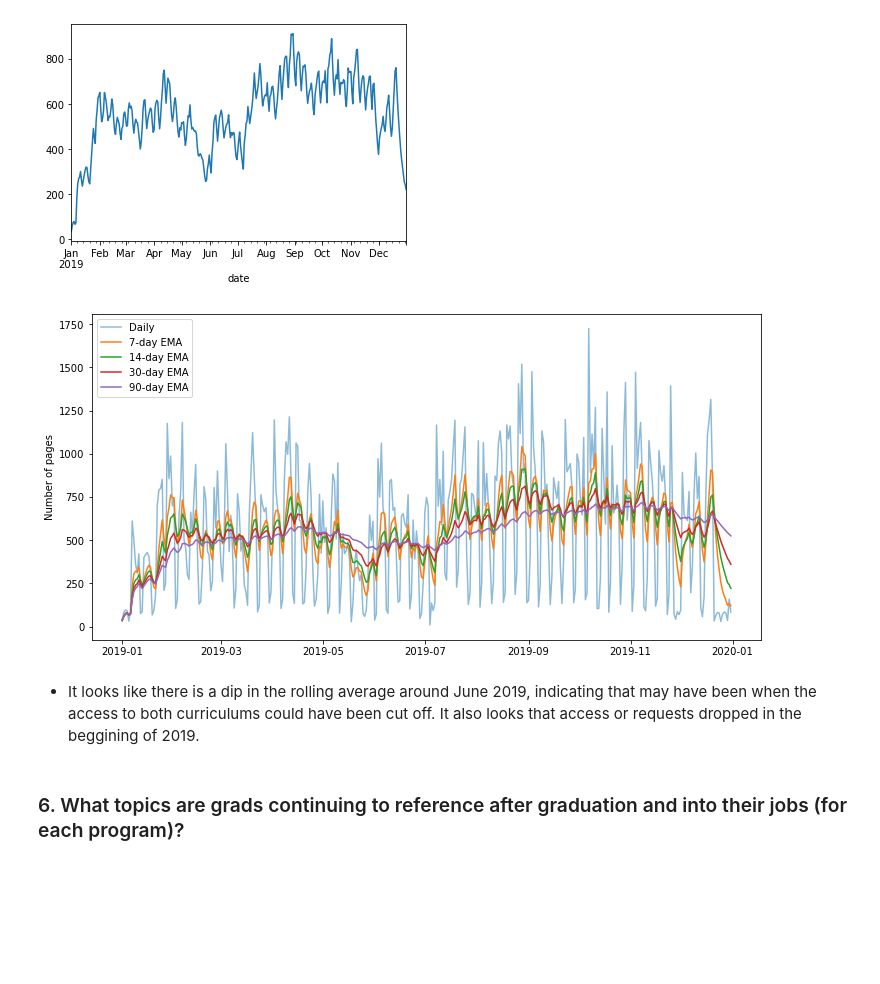
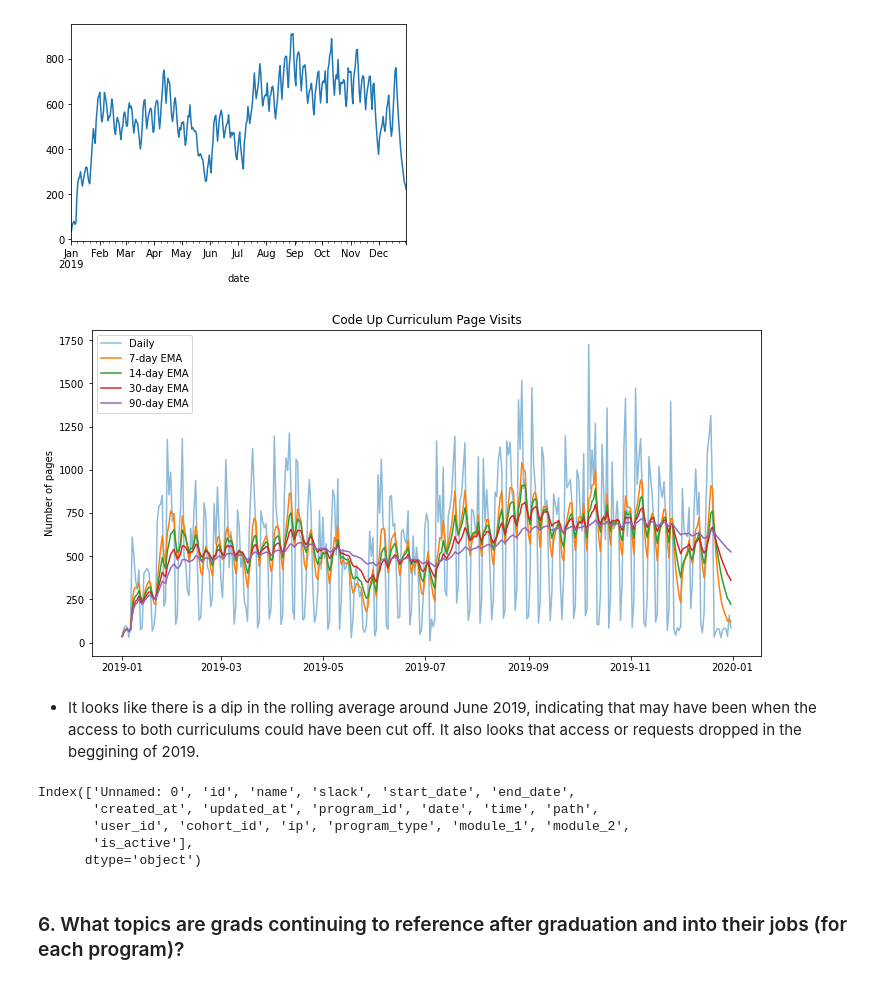
Before and after one commit to veronica-f-reyes/anomaly_detection_project, a Jupyter notebook: anomaly_detection_project.ipynb, the cells around one changed output. Drawn from its saved outputs; the diff is of its cells as text; code cells hidden in the pictures; blank space fills up the shorter version.

```diff
--- a/anomaly_detection_project.ipynb
+++ b/anomaly_detection_project.ipynb
@@ -1149,20 +1152,29 @@ ema_90d = pages.ewm(span = 90).mean()
 # %%
 fig, ax = plt.subplots(figsize=(12,6))
 
 ax.plot(pages.index, pages, label='Daily', alpha=.5)
 
 ax.plot(pages.index, ema_7d, label = '7-day EMA')
 ax.plot(pages.index, ema_14d, label = '14-day EMA')
 ax.plot(pages.index, ema_30d, label = '30-day EMA')
 ax.plot(pages.index, ema_90d, label = '90-day EMA')
 
 ax.legend(loc='best')
 ax.set_ylabel('Number of pages')
+plt.title('Code Up Curriculum Page Visits')
 
 plt.show()
 # %% [output]
-[figure, old version]
+[figure, new version]
 # %% [markdown]
 - It looks like there is a dip in the rolling average around June 2019, indicating that may have been when the access to both curriculums could have been cut off.  It also looks that access or requests dropped in the beggining of 2019.
+# %%
+df.columns
+# %% [output]
+Index(['Unnamed: 0', 'id', 'name', 'slack', 'start_date', 'end_date',
+       'created_at', 'updated_at', 'program_id', 'date', 'time', 'path',
+       'user_id', 'cohort_id', 'ip', 'program_type', 'module_1', 'module_2',
+       'is_active'],
+      dtype='object')
 # %% [markdown]
 ### 6. What topics are grads continuing to reference after graduation and into their jobs (for each program)?</code>
```
Also changed, not shown: parts of 14 cells of this notebook.
